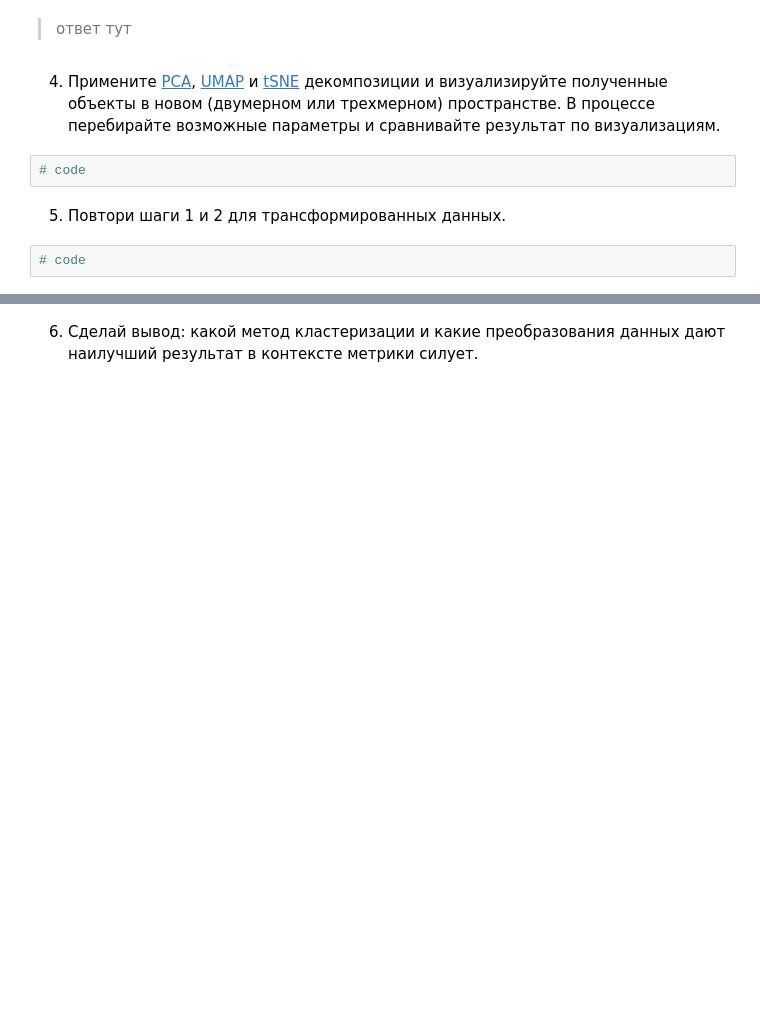
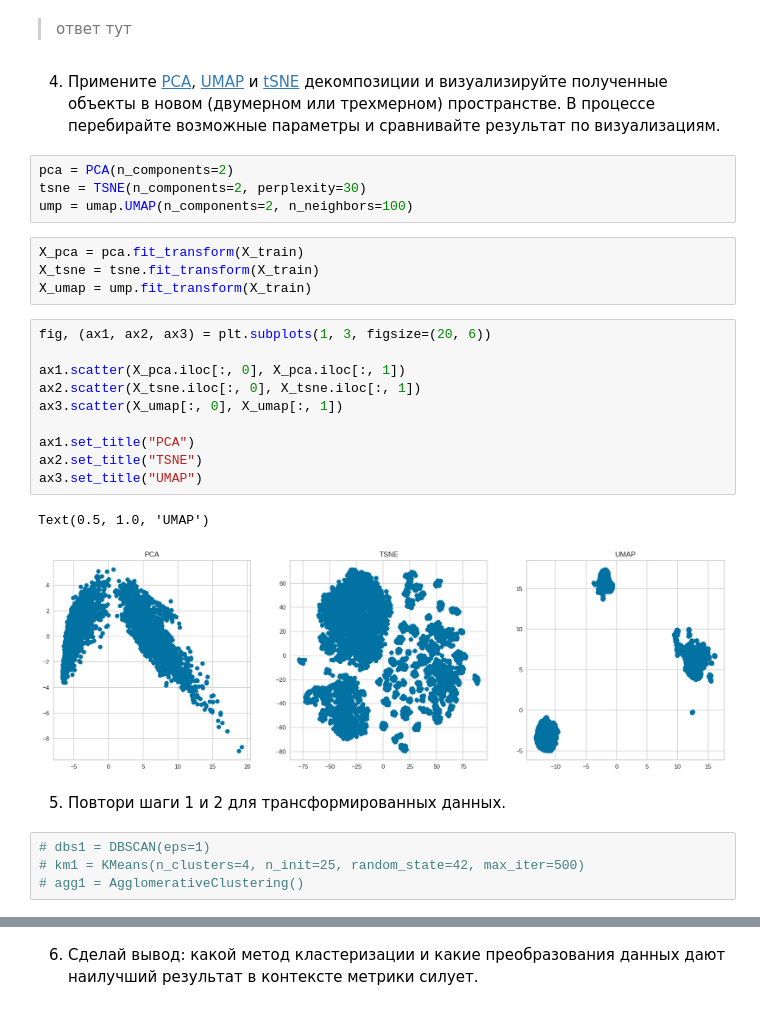
Before and after one commit to DmitriiPrikhodko/ds-phase1-git, a Jupyter notebook: week3/day1/06-01-task.ipynb, the cells around one changed output, grey strips where cells are left out. Cells and saved outputs as stored; diff of their text form; blank space fills up the shorter version.

```diff
--- a/week3/day1/06-01-task.ipynb
+++ b/week3/day1/06-01-task.ipynb
@@ -53,9 +96,30 @@ pd.read_csv(path, sep='\s+', header=None)
 > ответ тут
 # %% [markdown]
 4. Примените [PCA](https://scikit-learn.org/stable/modules/generated/sklearn.decomposition.PCA.html), [UMAP](https://umap-learn.readthedocs.io/en/latest/) и [tSNE](https://scikit-learn.org/stable/modules/generated/sklearn.manifold.TSNE.html) декомпозиции и визуализируйте полученные объекты в новом (двумерном или трехмерном) пространстве. В процессе перебирайте возможные параметры и сравнивайте результат по визуализациям.
+# %%
+pca = PCA(n_components=2)
+tsne = TSNE(n_components=2, perplexity=30)
+ump = umap.UMAP(n_components=2, n_neighbors=100)
 # %%
-# code
+X_pca = pca.fit_transform(X_train)
+X_tsne = tsne.fit_transform(X_train)
+X_umap = ump.fit_transform(X_train)
+# %%
+fig, (ax1, ax2, ax3) = plt.subplots(1, 3, figsize=(20, 6))
+
+ax1.scatter(X_pca.iloc[:, 0], X_pca.iloc[:, 1])
+ax2.scatter(X_tsne.iloc[:, 0], X_tsne.iloc[:, 1])
+ax3.scatter(X_umap[:, 0], X_umap[:, 1])
+
+ax1.set_title("PCA")
+ax2.set_title("TSNE")
+ax3.set_title("UMAP")
+# %% [output]
+Text(0.5, 1.0, 'UMAP')
+[figure, added]
 # %% [markdown]
 5. Повтори шаги 1 и 2 для трансформированных данных.
 # %%
-# code
+# dbs1 = DBSCAN(eps=1)
+# km1 = KMeans(n_clusters=4, n_init=25, random_state=42, max_iter=500)
+# agg1 = AgglomerativeClustering()
```
Also changed, not shown: parts of 24 cells of this notebook, 4 other files.
